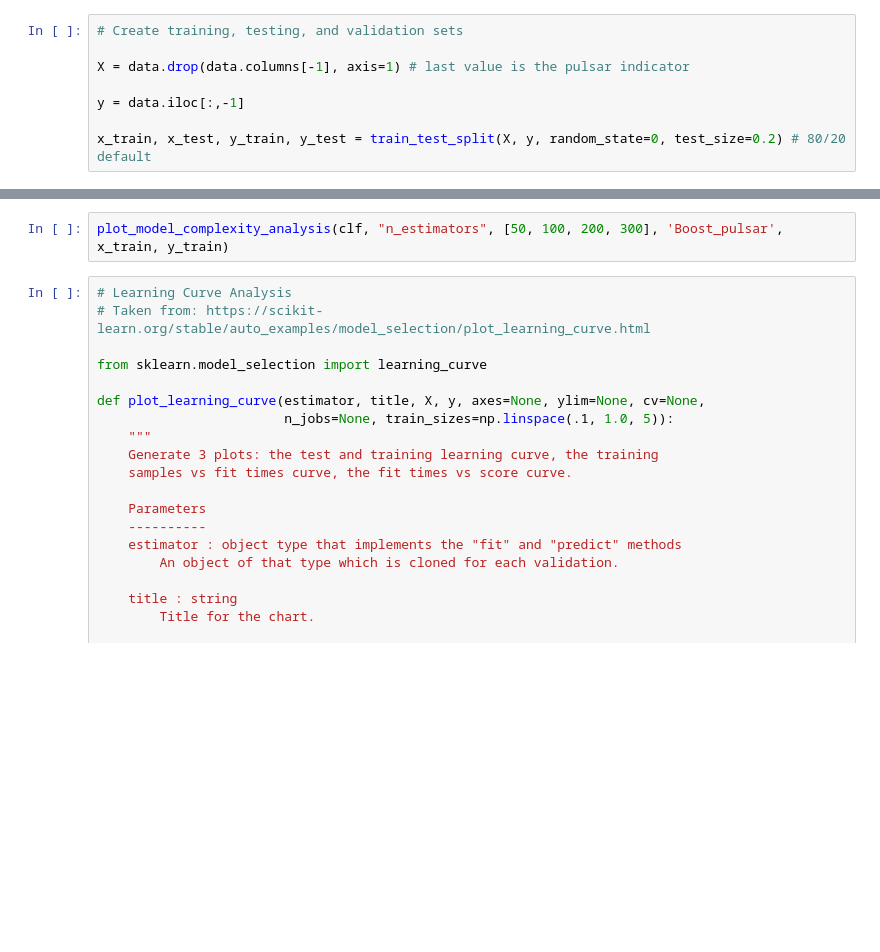
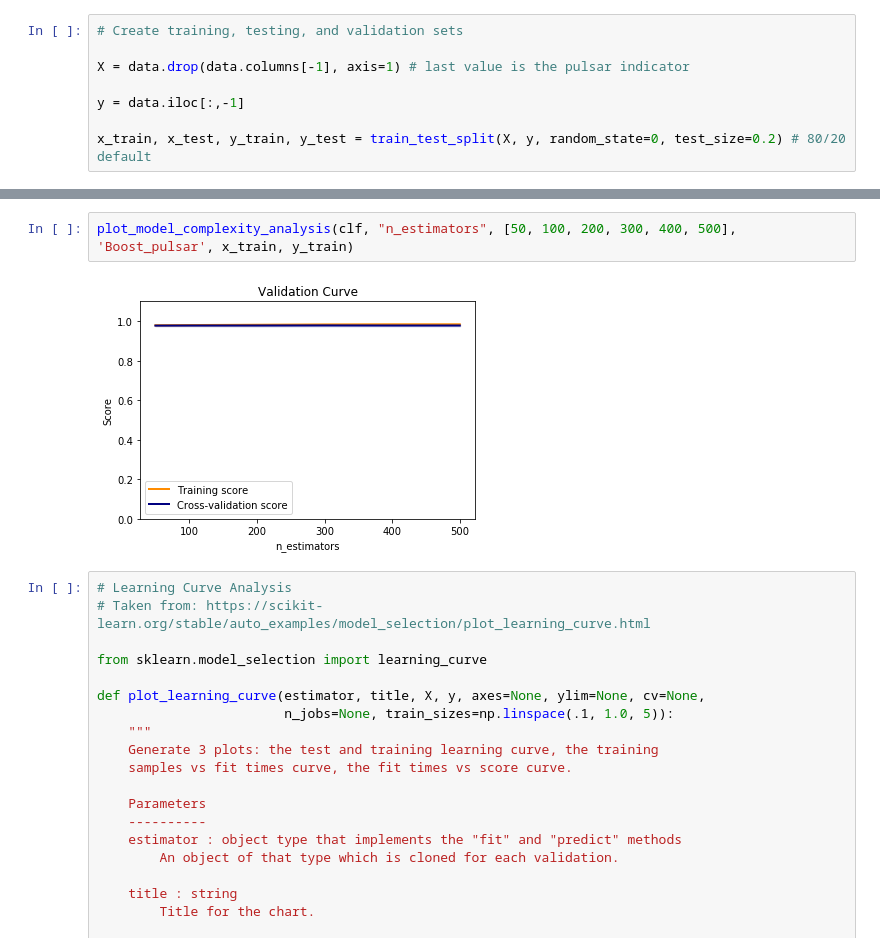
Before and after one commit to pparr/ml-supervised-learning, a Jupyter notebook: tuning/BoostDT_gridsearch_pulsar.ipynb, the cells around one changed output, grey strips where cells are left out. Cells and saved outputs as stored; diff of their text form; blank space fills up the shorter version.

```diff
--- a/tuning/BoostDT_gridsearch_pulsar.ipynb
+++ b/tuning/BoostDT_gridsearch_pulsar.ipynb
@@ -129,5 +129,7 @@ plot_model_complexity_analysis(clf, "learning_rate", [.01, .05, 1.0, 1.5, 2.0],
 # %%
-plot_model_complexity_analysis(clf, "n_estimators", [50, 100, 200, 300], 'Boost_pulsar', x_train, y_train)
+plot_model_complexity_analysis(clf, "n_estimators", [50, 100, 200, 300, 400, 500], 'Boost_pulsar', x_train, y_train)
+# %% [output]
+[figure, added]
 # %%
 # Learning Curve Analysis
 # Taken from: https://scikit-learn.org/stable/auto_examples/model_selection/plot_learning_curve.html
```
Also changed, not shown: parts of 4 cells of this notebook, 15 other files.
